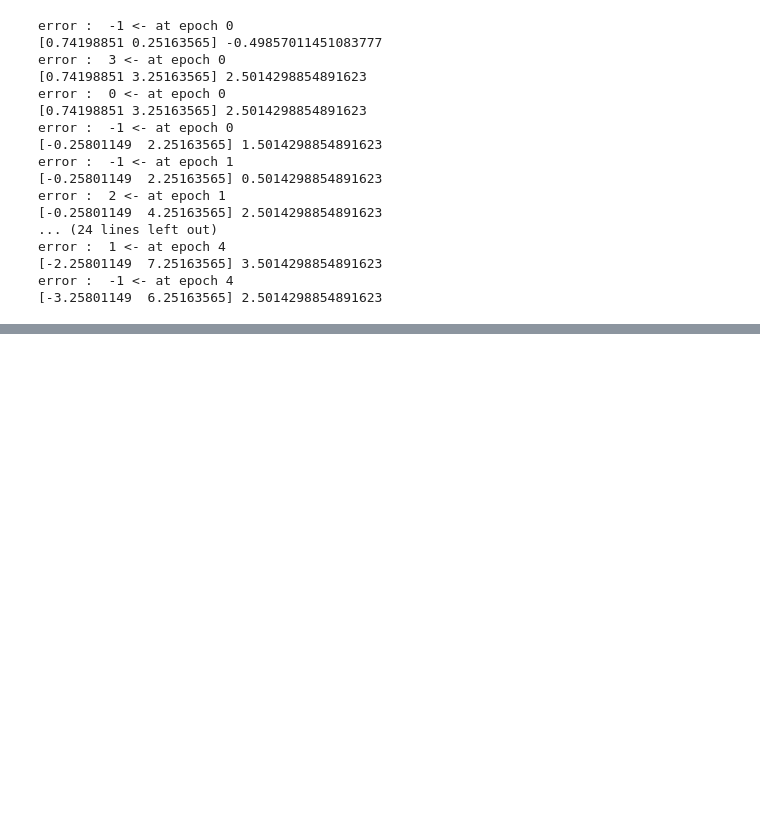
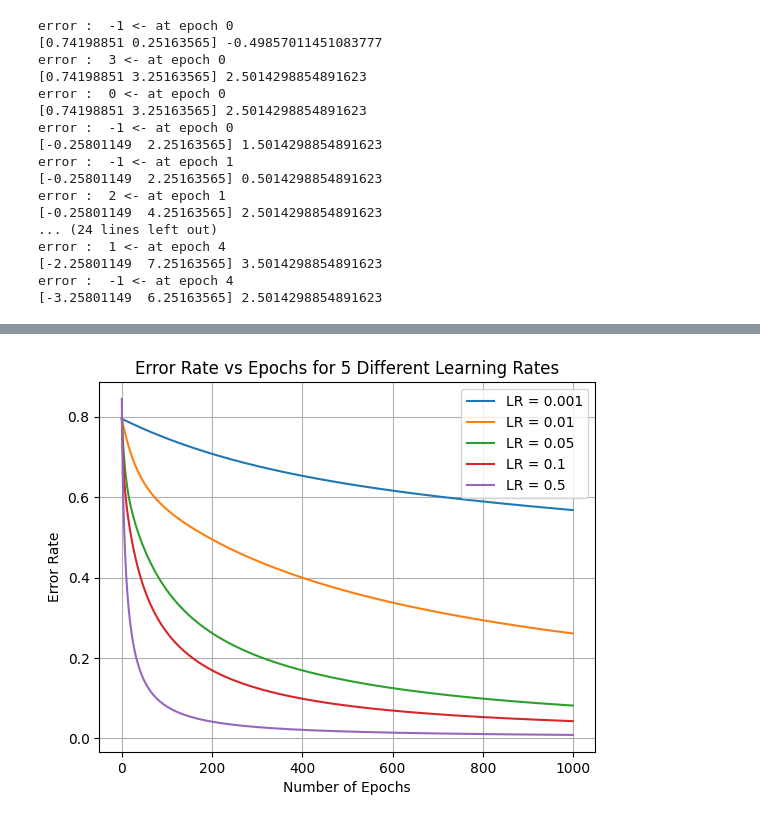
Before and after one commit to Pankajtanwar2005/dl-lab, a Jupyter notebook: dl_lab.ipynb, the cells around one changed output, grey strips where cells are left out. Drawn from its saved outputs; the diff is of its cells as text; code cells hidden in the pictures; blank space fills up the shorter version.

```diff
--- a/dl_lab.ipynb
+++ b/dl_lab.ipynb
@@ -262,0 +390,60 @@ error :  -1 <- at epoch 4
+# %%
+import numpy as np
+import matplotlib.pyplot as plt
+
+# AND gate data
+X = np.array([
+    [0, 0],
+    [0, 1],
+    [1, 0],
+    [1, 1]
+])
+y = np.array([0, 0, 0, 1])
+
+# Sigmoid function
+def sigmoid(z):
+    return 1 / (1 + np.exp(-z))
+
+# 5 different learning rates
+learning_rates = [0.001, 0.01, 0.05, 0.1, 0.5]
+epochs = 1000
+
+all_errors = {}
+
+for lr in learning_rates:
+    w = np.array([0.1, 0.2])
+    b = 0.3
+    errors = []
+
+    for epoch in range(epochs):
+        epoch_error = 0
+
+        for i in range(len(X)):
+            z = np.dot(X[i], w) + b
+            y_pred = sigmoid(z)
+              # Binary Cross-Entropy Loss
+            loss = -(y[i] * np.log(y_pred + 1e-9) +
+                     (1 - y[i]) * np.log(1 - y_pred + 1e-9))
+            epoch_error += loss
+
+            # Gradient update
+            dz = y_pred - y[i]
+            w -= lr * dz * X[i]
+            b -= lr * dz
+
+        errors.append(epoch_error / len(X))
+
+    all_errors[lr] = errors
+
+# Plot Error vs Epochs
+for lr, errors in all_errors.items():
+    plt.plot(errors, label=f"LR = {lr}")
+
+plt.xlabel("Number of Epochs")
+plt.ylabel("Error Rate")
+plt.title("Error Rate vs Epochs for 5 Different Learning Rates")
+plt.legend()
+plt.grid(True)
+plt.show()
+# %% [output]
+[figure, added]
```
Also changed, not shown: parts of 5 cells of this notebook.
